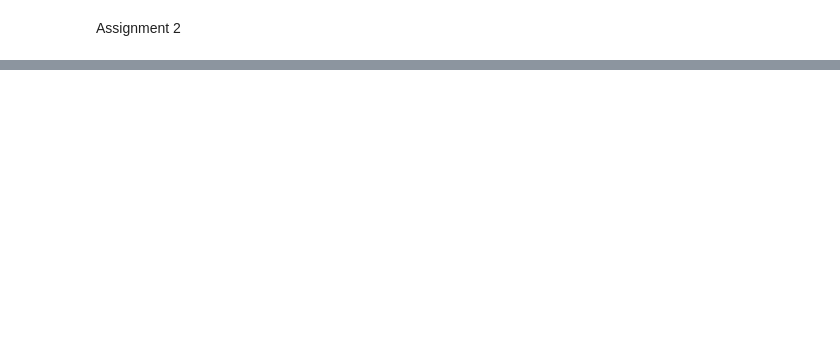
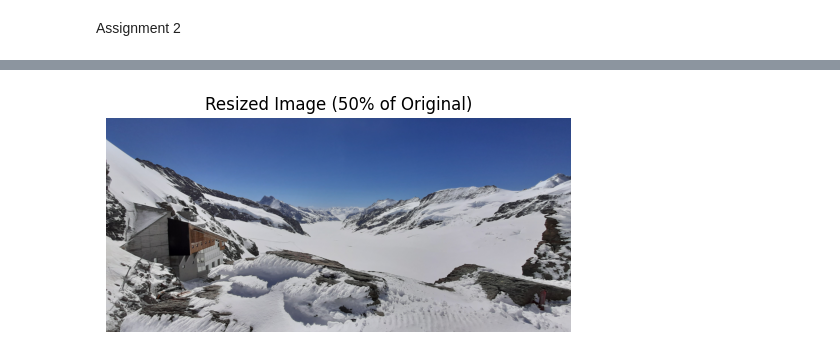
Before and after one commit to soham-raddi/digital-image-processing, a Jupyter notebook: FDIP.ipynb, the cells around one changed output, grey strips where cells are left out. Drawn from its saved outputs; the diff is of its cells as text; code cells hidden in the pictures; blank space fills up the shorter version.

```diff
--- a/FDIP.ipynb
+++ b/FDIP.ipynb
@@ -159,9 +163,11 @@ print(image.mode)
 # %%
 original_width, original_height = image.size
 width = original_width // 2
 height = original_height // 2
 resized_image = image.resize((width, height))
-resized_image.show()
+show_image(resized_image, "Resized Image (50% of Original)")
+# %% [output]
+[figure, added]
 # %%
 left = 0
 top = 0
```
Also changed, not shown: parts of 13 cells of this notebook.
